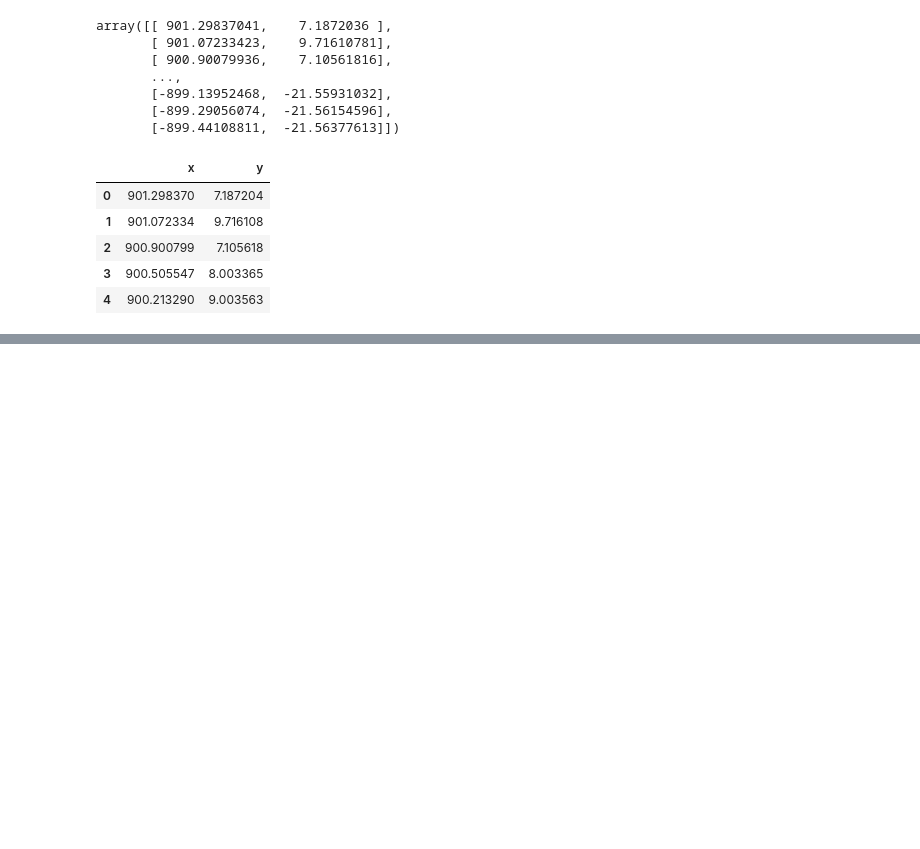
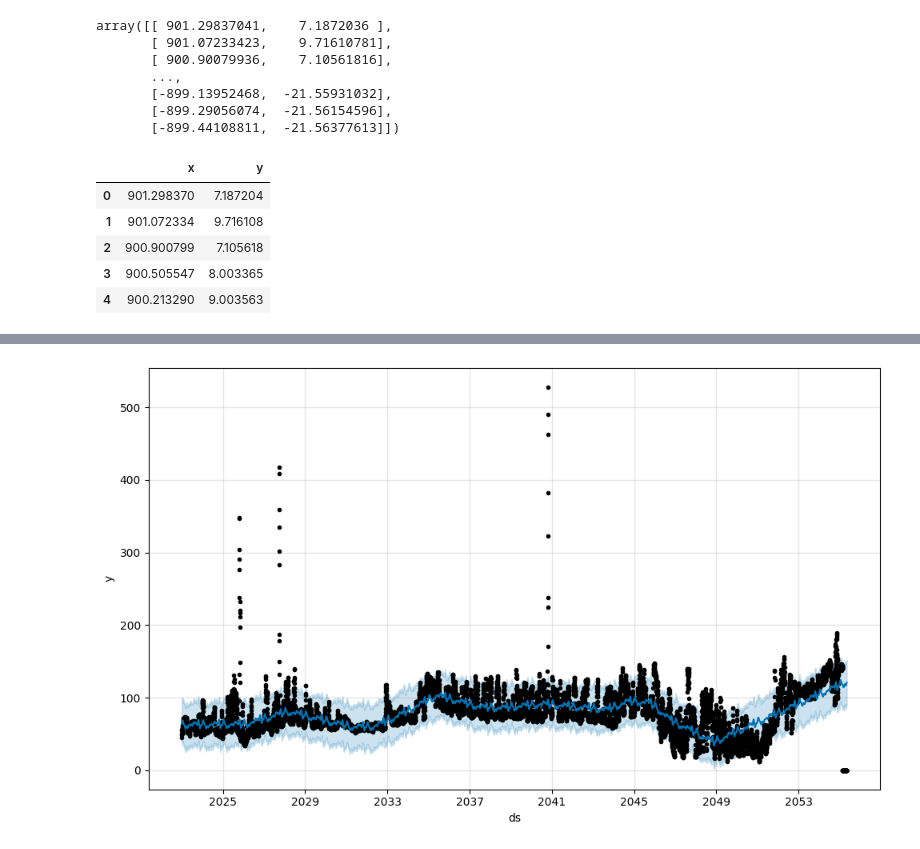
Before and after one commit to Elianagam/Robots, a Jupyter notebook: src/03.ipynb, the cells around one changed output, grey strips where cells are left out. Cells and saved outputs as stored; diff of their text form; code cells hidden in the pictures; blank space fills up the shorter version.

Commit message:
added prophet example and definitions with recommendations

```diff
--- a/src/03.ipynb
+++ b/src/03.ipynb
@@ -269,0 +335,2 @@ plt.show()
+# %%
+prophet = Prophet()
@@ -269,0 +339,3 @@ plt.show()
+# %%
+ts = pd.DataFrame({'ds':df.dates_sec,'y':df.GR})
+prophet.fit(ts)
@@ -269,0 +346,4 @@ plt.show()
+# %%
+future = prophet.make_future_dataframe(periods=1)
+# %%
+forecast = prophet.predict(future)
@@ -269,0 +359,4 @@ plt.show()
+# %%
+fig = prophet.plot(forecast)
+# %% [output]
+[figure, added]
```
Also changed, not shown: parts of 13 cells of this notebook.
